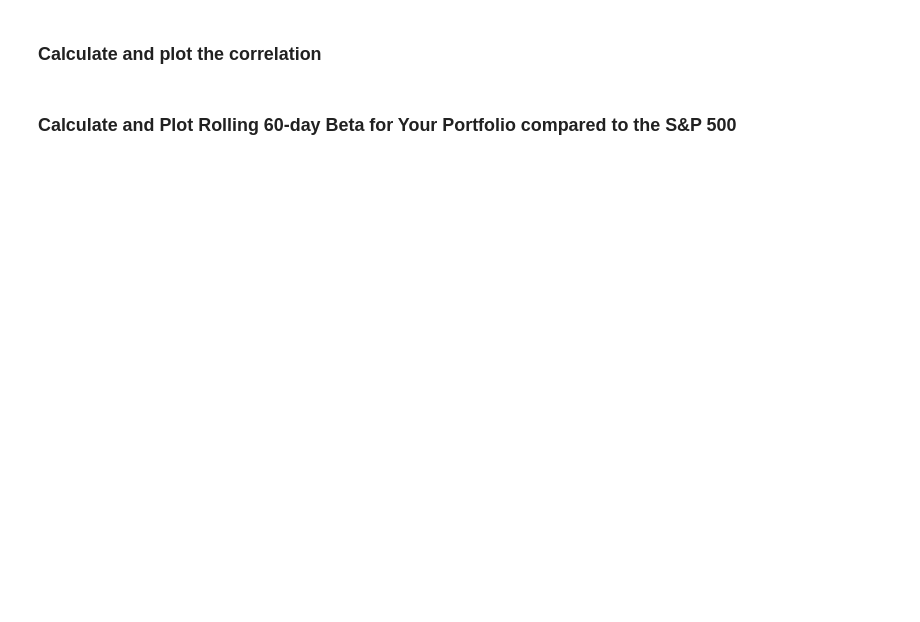
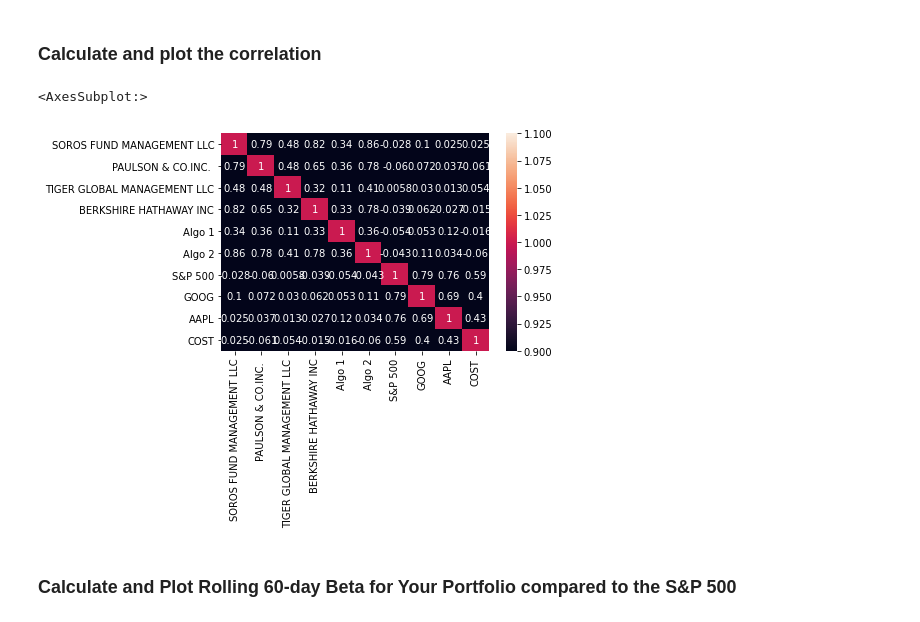
Before and after one commit to bgregory0913/Whale_Off_the_Portfolio, a Jupyter notebook: Starter_Code/whale_analysis.ipynb, the cells around one changed output. Drawn from its saved outputs; the diff is of its cells as text; code cells hidden in the pictures; blank space fills up the shorter version.

```diff
--- a/Starter_Code/whale_analysis.ipynb
+++ b/Starter_Code/whale_analysis.ipynb
@@ -317,5 +529,10 @@ weights = [1/3, 1/3, 1/3]
 ### Calculate and plot the correlation
 # %%
 # Calculate and plot the correlation
+correlation2 = all_returns.corr()
+sns.heatmap(correlation2, vmin = 1, vmax = 1, annot = True)
+# %% [output]
+<AxesSubplot:>
+[figure, added]
 # %% [markdown]
 ### Calculate and Plot Rolling 60-day Beta for Your Portfolio compared to the S&P 500
```
Also changed, not shown: parts of 37 cells of this notebook.
